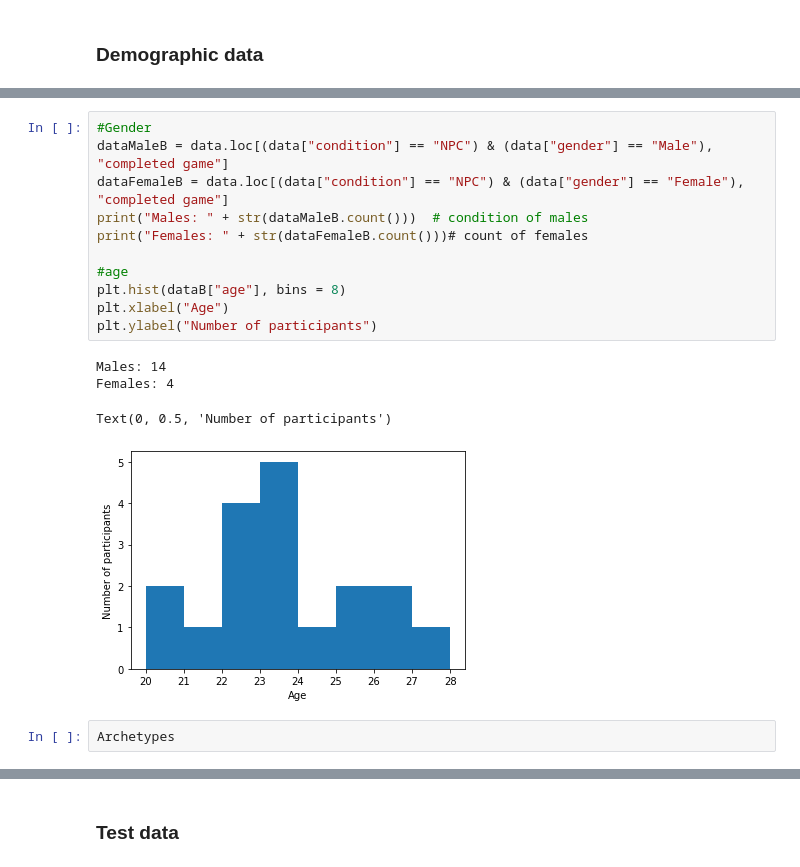
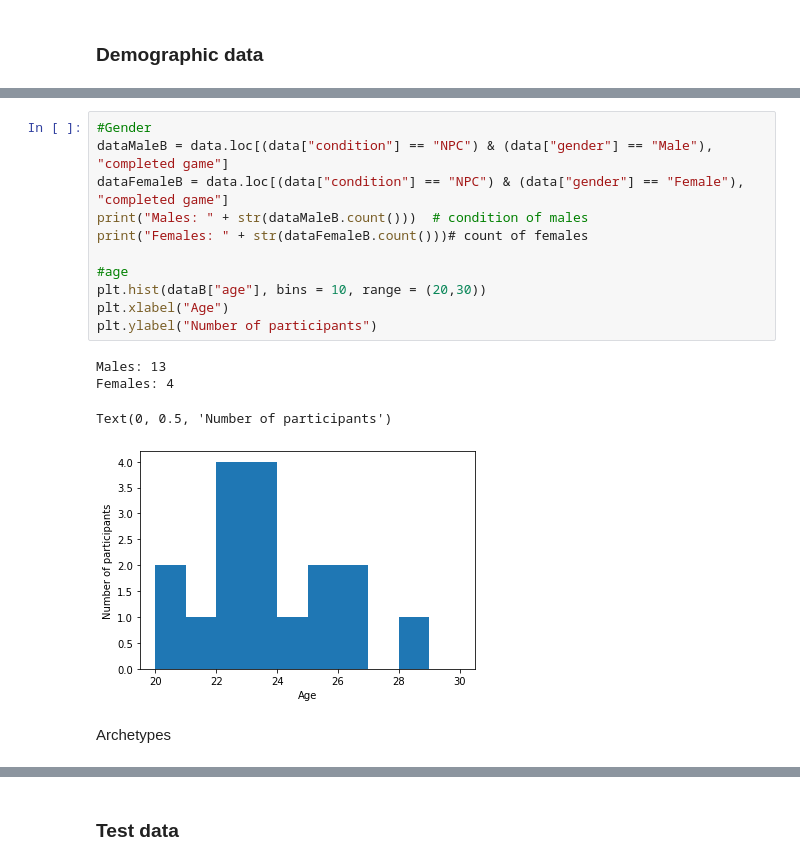
Before and after one commit to latedude2/P5-data-analysis, a Jupyter notebook: P5_result_analysis.ipynb, the cells around one changed output, grey strips where cells are left out. Cells and saved outputs as stored; diff of their text form.

```diff
--- a/P5_result_analysis.ipynb
+++ b/P5_result_analysis.ipynb
@@ -249,21 +250,21 @@ Text(0, 0.5, 'Number of participants')
 # %%
 #Gender
 dataMaleB = data.loc[(data["condition"] == "NPC") & (data["gender"] == "Male"), "completed game"]
 dataFemaleB = data.loc[(data["condition"] == "NPC") & (data["gender"] == "Female"), "completed game"]
 print("Males: " + str(dataMaleB.count()))  # condition of males
 print("Females: " + str(dataFemaleB.count()))# count of females
 
 #age
-plt.hist(dataB["age"], bins = 8)
+plt.hist(dataB["age"], bins = 10, range = (20,30))
 plt.xlabel("Age")
 plt.ylabel("Number of participants")
 # %% [output]
-Males: 14
+Males: 13
 Females: 4
 Text(0, 0.5, 'Number of participants')
-[figure, old version]
+[figure, new version]
-# %%
-Archetypes
+# %% [markdown]
+Archetypes
 # %%
 #age
 plt.hist(data["player archetype"], bins = 7)
```
Also changed, not shown: parts of 31 cells of this notebook, 2 other files.
